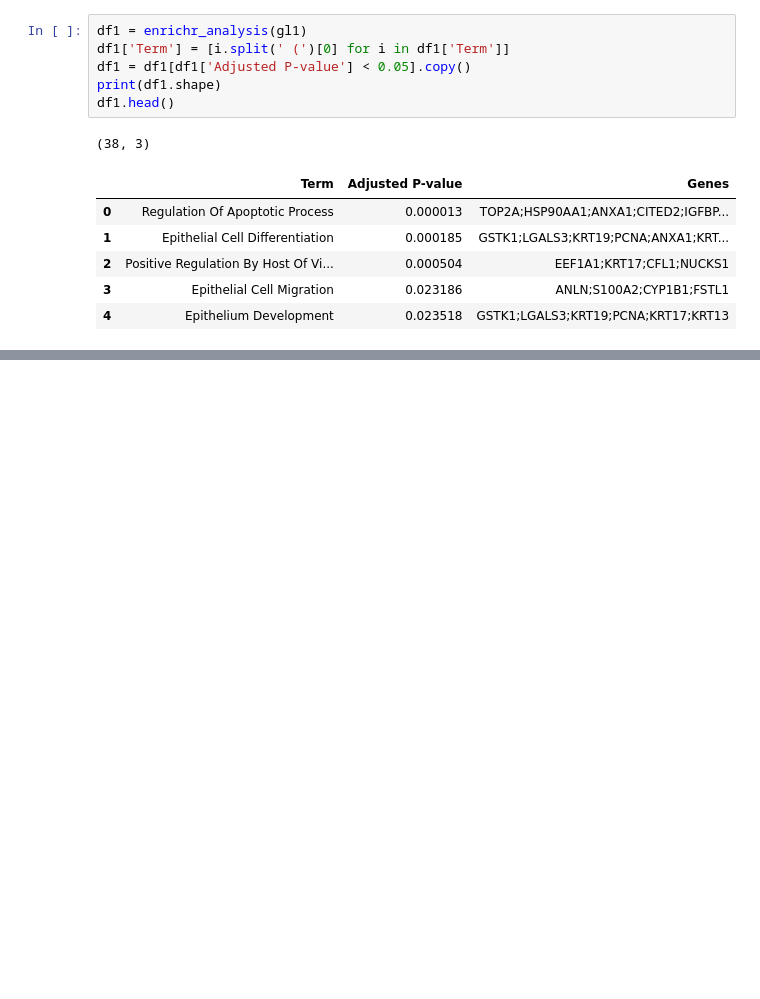
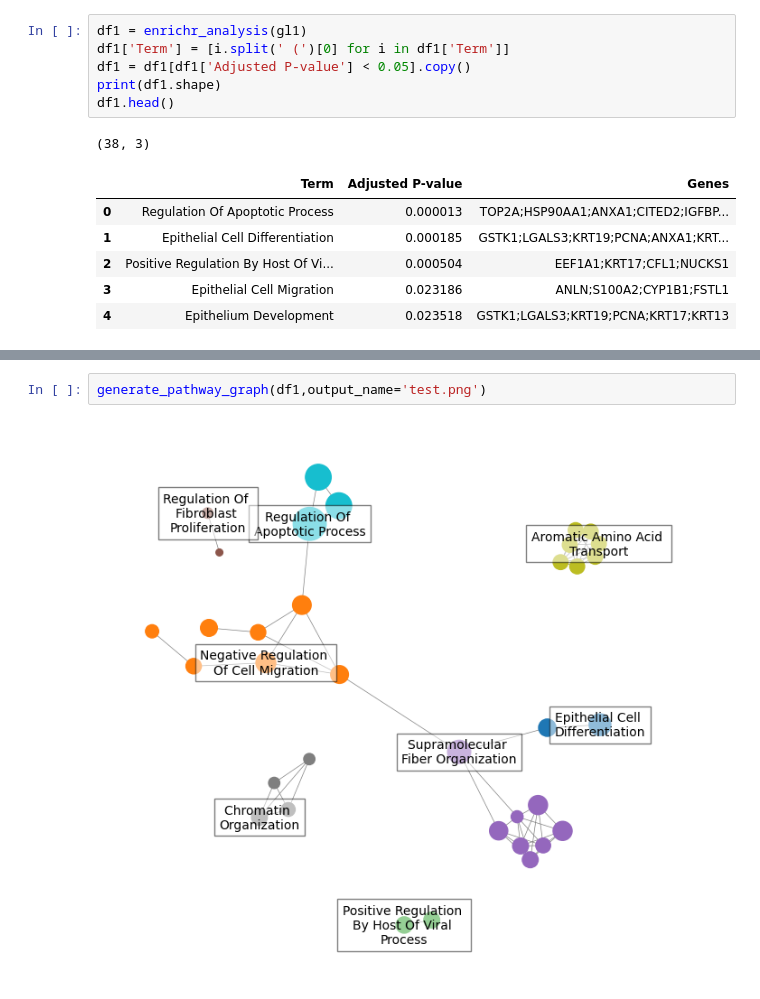
Before and after one commit to cailab-tamu/QUBO_Feature_Selection, a Jupyter notebook: qubo_fs_matlab/GSE134839_anticancer_drug_resistance_system/miscelaneous/pathways_clus_batch_2.ipynb, the cells around one changed output, grey strips where cells are left out. Saved outputs shown, nothing was run; the diff lists cells and outputs as text; blank space fills up the shorter version.

Commit message:
Modularized pathway cluster plotter

```diff
--- a/qubo_fs_matlab/GSE134839_anticancer_drug_resistance_system/miscelaneous/pathways_clus_batch_2.ipynb
+++ b/qubo_fs_matlab/GSE134839_anticancer_drug_resistance_system/miscelaneous/pathways_clus_batch_2.ipynb
@@ -150,0 +141,4 @@ plt.show()
+# %%
+generate_pathway_graph(df1,output_name='test.png')
+# %% [output]
+[figure, added]
```
Also changed, not shown: parts of 5 cells of this notebook.
